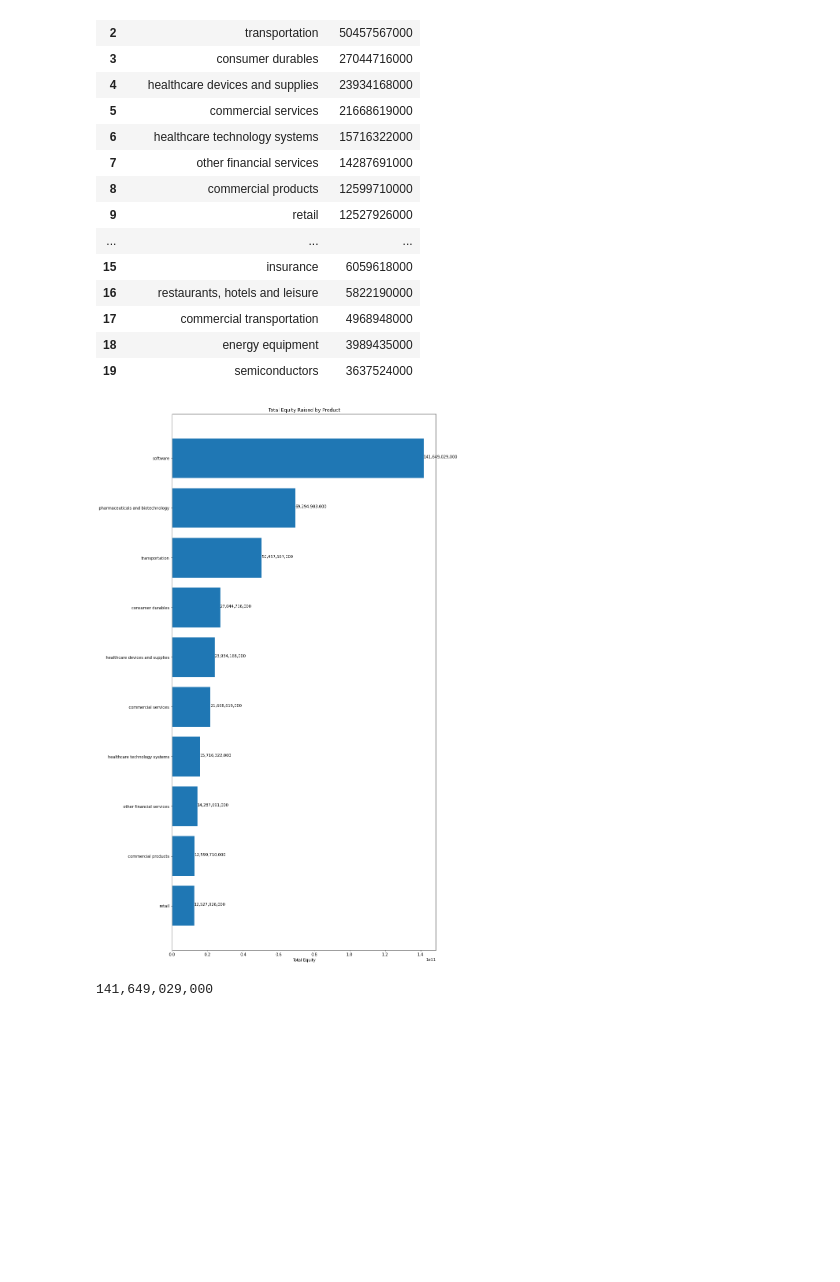
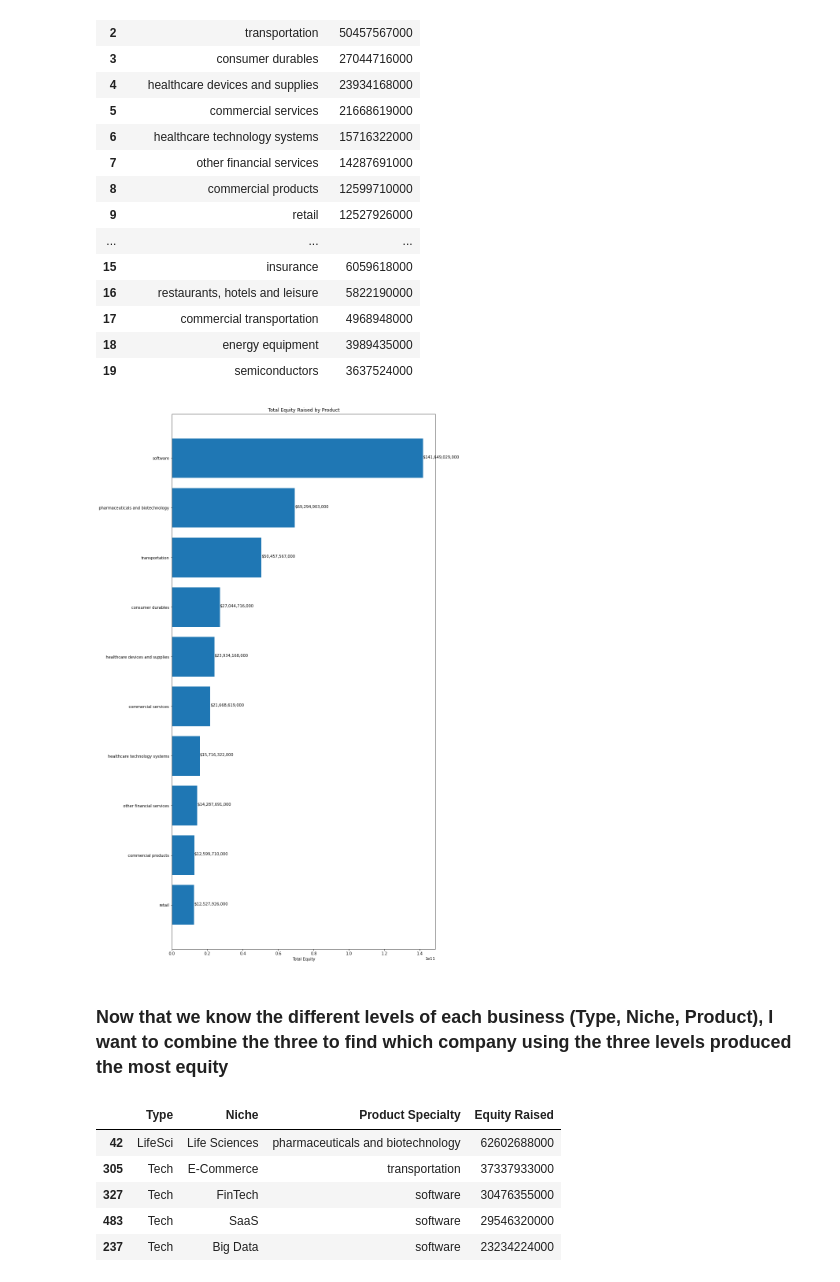
Before and after one commit to gianmillare/Enterprise-Data-Analysis, a Jupyter notebook: market_share_analysis.ipynb, the cells around one changed output. Drawn from its saved outputs; the diff is of its cells as text; code cells hidden in the pictures; blank space fills up the shorter version.

```diff
--- a/market_share_analysis.ipynb
+++ b/market_share_analysis.ipynb
@@ -378,12 +389,34 @@ ax.set_xlabel("Total Equity")
 ax.set_title('Total Equity Raised by Product')
 
 for index, value in enumerate(xaxis):
-    plt.text(value, index, str(f'{value:,}'))
+    plt.text(value, index, str(f'${value:,}'))
 
 plt.show()
 # %% [output]
-[figure, old version]
+[figure, new version]
-# %%
-print(f'{product_df["Equity Raised"][0]:,}')
-# %% [output]
-141,649,029,000
+# %% [markdown]
+### Now that we know the different levels of each business (Type, Niche, Product), I want to combine the three to find which company using the three levels produced the most equity
+# %%
+# create a dataframe using Type, Niche, Product, and Equity Raised --> grouped by product
+
+id_all = list(master["Company"])
+types_all = list(master["Type"])
+niche_all = list(master["Niche"])
+prod_all = list(master["Product Specialty"])
+equity_all = list(master["Equity Raised"])
+
+arrays = [id_all, types_all, niche_all, prod_all]
+index = pd.MultiIndex.from_arrays(arrays, names=('Company', 'Type', 'Niche', 'Product Specialty'))
+
+levels = pd.DataFrame({'Equity Raised': equity_all},
+                  index=index)
+
+levels = levels.groupby(['Type','Niche','Product Specialty']).sum().reset_index().sort_values("Equity Raised", ascending=False)
+levels.head()
+# %% [output]
+|  | Type | Niche | Product Specialty | Equity Raised |
+| 42 | LifeSci | Life Sciences | pharmaceuticals and biotechnology | 62602688000 |
+| 305 | Tech | E-Commerce | transportation | 37337933000 |
+| 327 | Tech | FinTech | software | 30476355000 |
+| 483 | Tech | SaaS | software | 29546320000 |
+| 237 | Tech | Big Data | software | 23234224000 |
```
Also changed, not shown: parts of 5 cells of this notebook.
